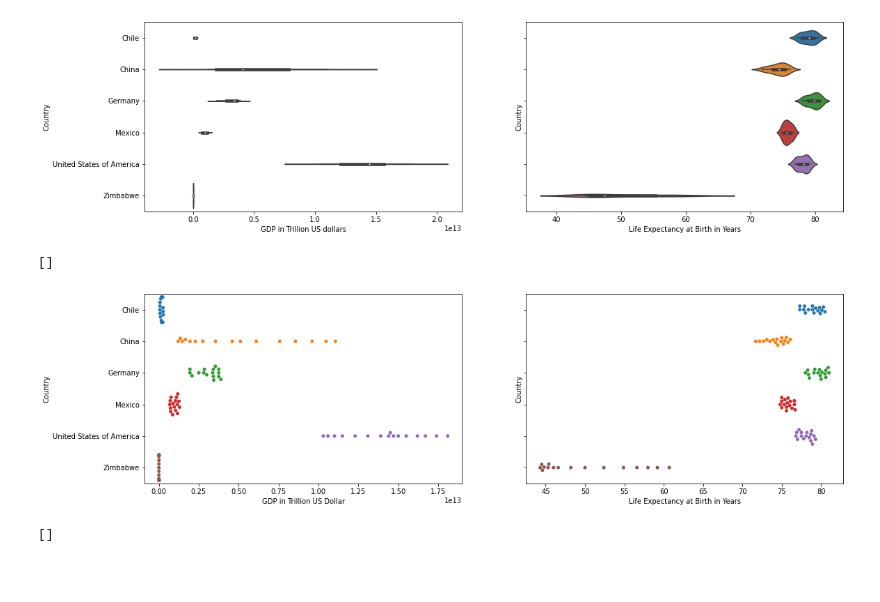
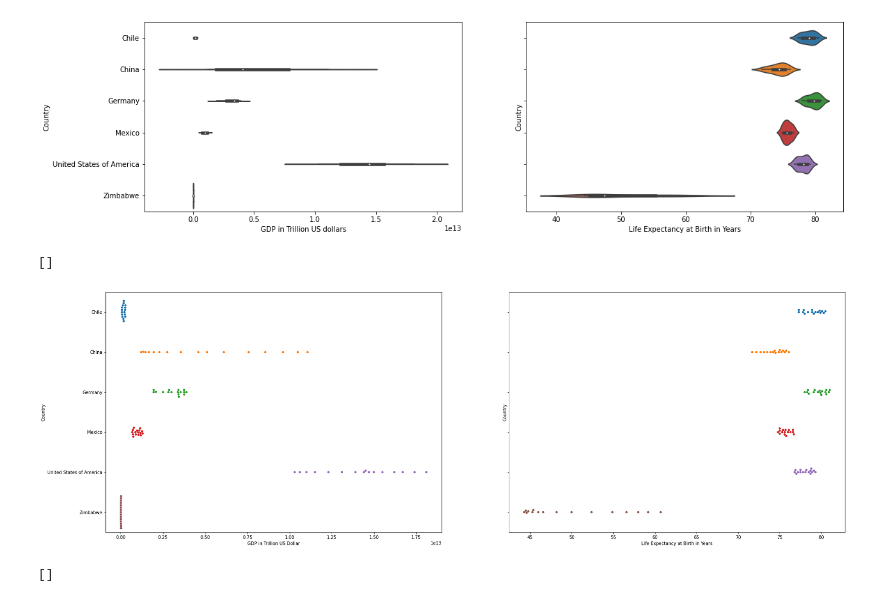
Before and after one commit to henriksommerin-sys/Python-Portfolio-Projects, a Jupyter notebook: project-life-expectancy-and-gdp/life_expectancy_gdp.ipynb, the cells around one changed output. Cells and saved outputs as stored; diff of their text form; code cells hidden in the pictures; blank space fills up the shorter version.

```diff
--- a/project-life-expectancy-and-gdp/life_expectancy_gdp.ipynb
+++ b/project-life-expectancy-and-gdp/life_expectancy_gdp.ipynb
@@ -163,21 +147,21 @@ plt.show()
 # %% [output]
 [figure]
 # %%
-fig, axes = plt.subplots(1, 2, sharey=True, figsize=(18, 5))
+fig, axes = plt.subplots(1, 2, sharey=True, figsize=(30, 10))
 
 #Subplot 1
 axes[0] = sns.swarmplot(ax=axes[0], x=df.GDP, y=df.Country)
 axes[0].set_xlabel('GDP in Trillion US Dollar')
 
 #Subplot 2
 axes[1] = sns.swarmplot(ax=axes[1], x=df.LEABY, y=df.Country)
 axes[1].set_xlabel('Life Expectancy at Birth in Years')
 
 #show plot
 plt.plot()
 # %% [output]
 []
-[figure, old version]
+[figure, new version]
 # %%
 #Combine the violinplot and swarmplot for both visualisations
 fig, axes = plt.subplots(1, 2, sharey=True, figsize=(18, 5))
```
Also changed, not shown: parts of 6 cells of this notebook, 2 other files.
